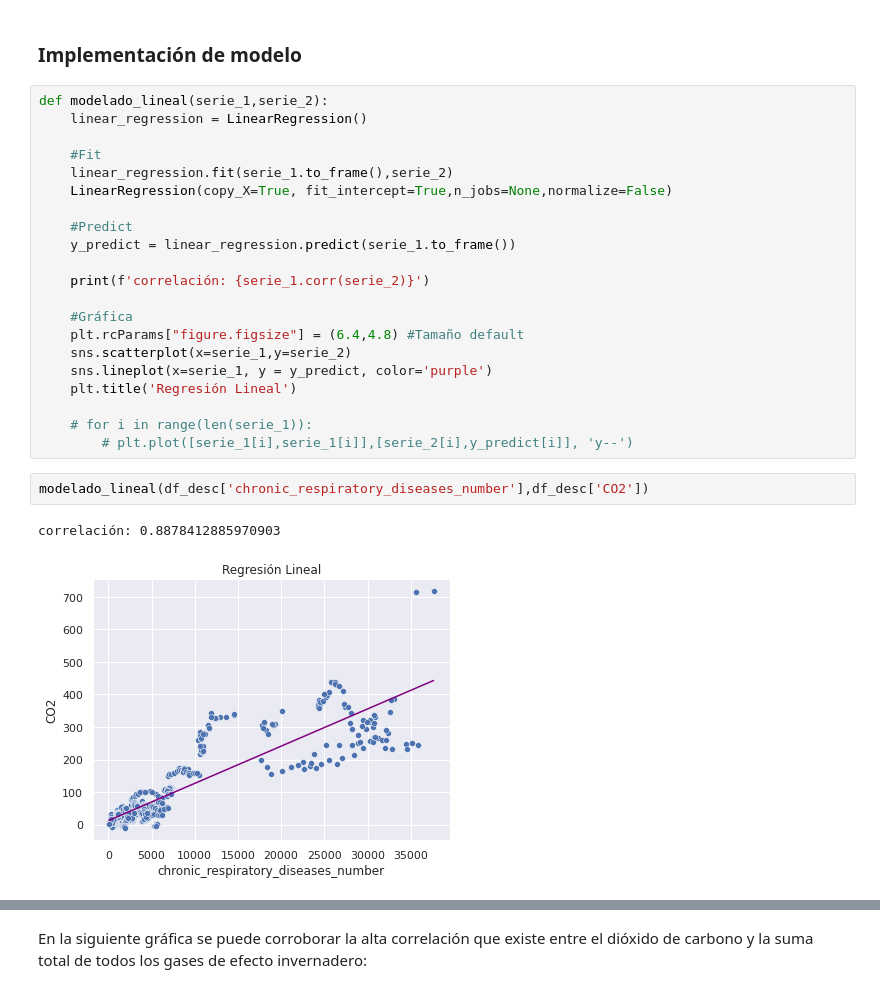
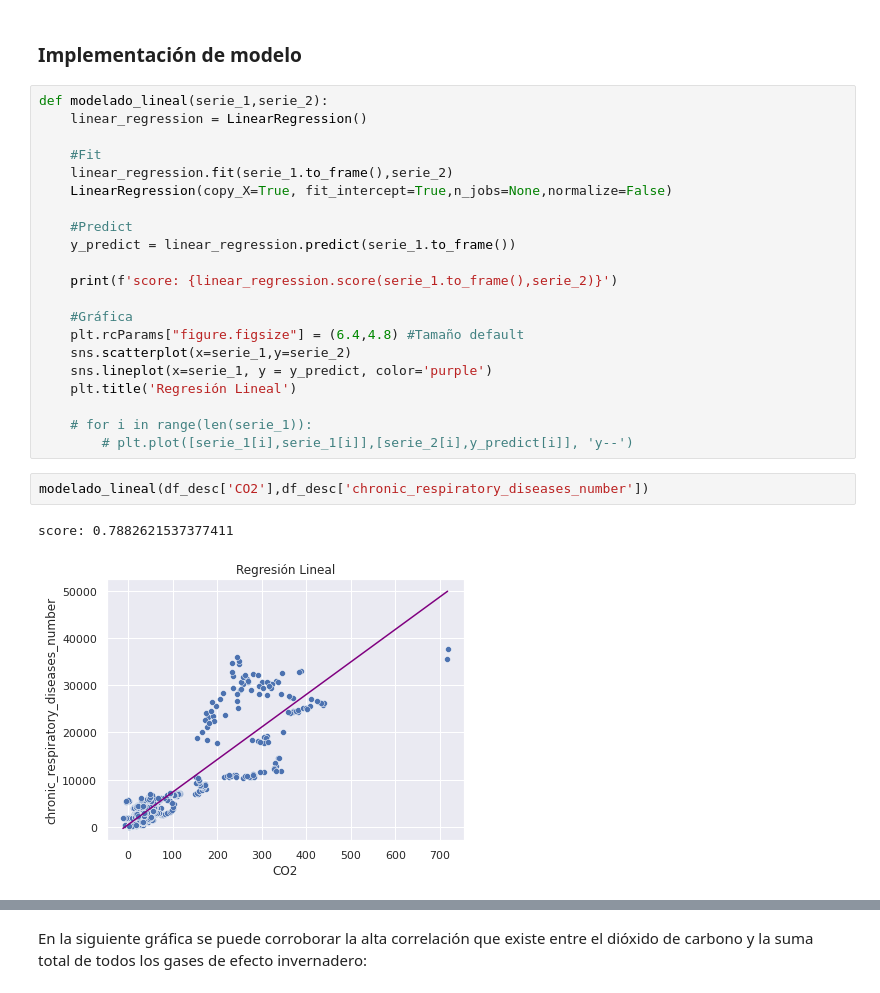
Before and after one commit to LIZZETHGOMEZ/Data-Science-Fase-3-BEDU-Santander, a Jupyter notebook: Notebook.ipynb, the cells around one changed output, grey strips where cells are left out. Saved outputs shown, nothing was run; the diff lists cells and outputs as text.

```diff
--- a/Notebook.ipynb
+++ b/Notebook.ipynb
@@ -849,7 +849,7 @@ def modelado_lineal(serie_1,serie_2):
     #Predict
     y_predict = linear_regression.predict(serie_1.to_frame())
 
-    print(f'correlación: {serie_1.corr(serie_2)}')
+    print(f'score: {linear_regression.score(serie_1.to_frame(),serie_2)}')
 
     #Gráfica
     plt.rcParams["figure.figsize"] = (6.4,4.8) #Tamaño default
@@ -860,10 +860,10 @@ def modelado_lineal(serie_1,serie_2):
     # for i in range(len(serie_1)):
         # plt.plot([serie_1[i],serie_1[i]],[serie_2[i],y_predict[i]], 'y--')
 # %%
-modelado_lineal(df_desc['chronic_respiratory_diseases_number'],df_desc['CO2'])
+modelado_lineal(df_desc['CO2'],df_desc['chronic_respiratory_diseases_number'])
 # %% [output]
-correlación: 0.8878412885970903
+score: 0.7882621537377411
-[figure, old version]
+[figure, new version]
 # %%
 modelado_lineal(df_desc['respiratory_infections_and_tuberculosis_number'],df_desc['N2O'])
 # %% [output]
```
Also changed, not shown: parts of 15 cells of this notebook.
